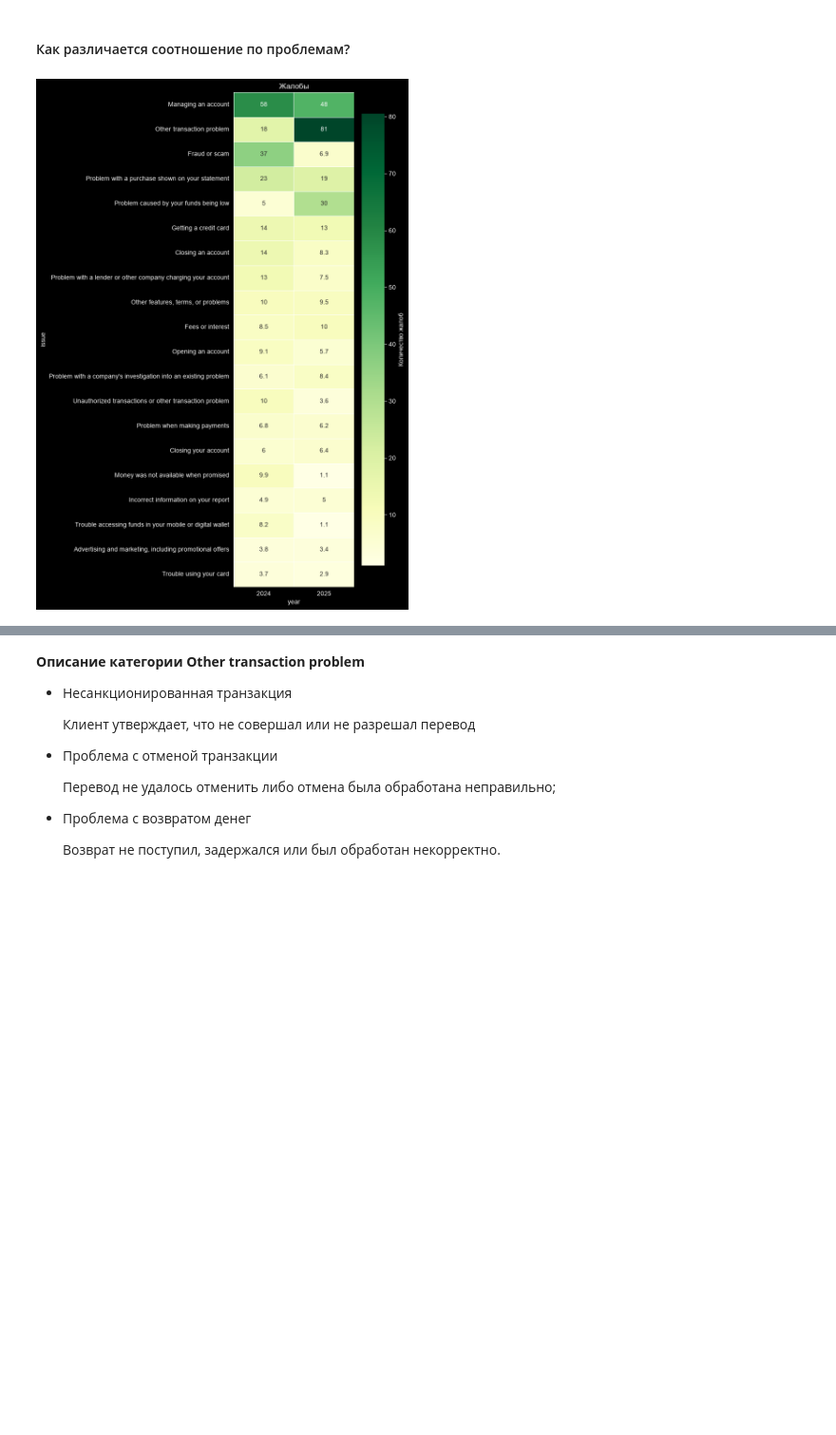
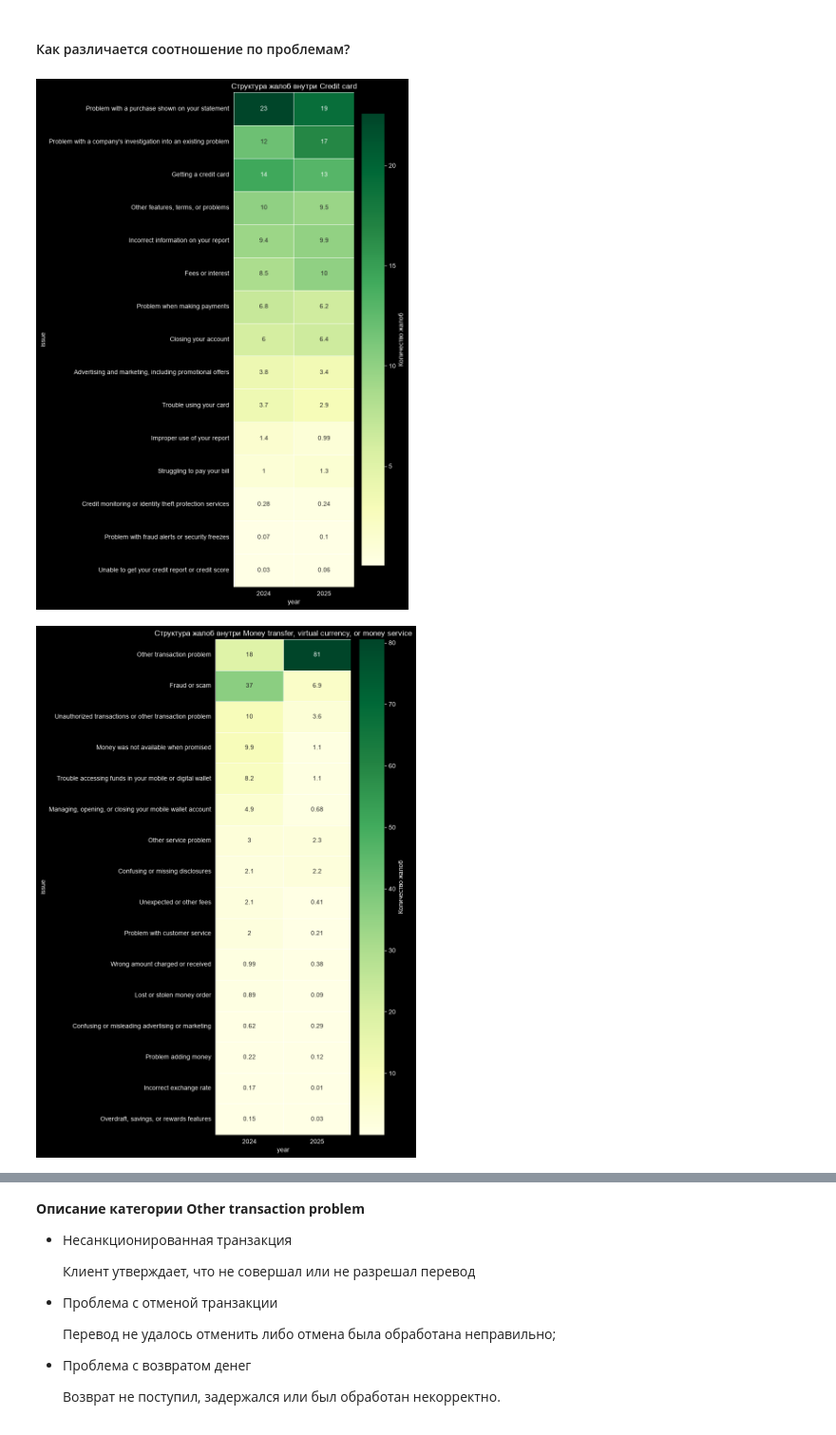
Before and after one commit to zemfira123/financial-complaints-radar, a Jupyter notebook: notebooks/04_eda.ipynb, the cells around one changed output, grey strips where cells are left out. Shown at 95% size. Cells and saved outputs as stored; diff of their text form; code cells hidden in the pictures; blank space fills up the shorter version.

```diff
--- a/notebooks/04_eda.ipynb
+++ b/notebooks/04_eda.ipynb
@@ -239,18 +243,21 @@ issue_structure = connection.sql(
         issue_count DESC
     """
 ).df()
-# %%
-pivot=(issue_structure.pivot_table(index="issue", columns="year",
-                 values="issue_percent", fill_value=0))
-top_issues = pivot.sum(axis=1).nlargest(20).index
-pivot = pivot.loc[top_issues]
-fig, ax = plt.subplots(figsize=(8, 12))
-sns.heatmap(
-    pivot, annot=True, cmap="YlGn",
-    linewidths=0.5, linecolor="white",
-    cbar_kws={"label": "Количество жалоб"}, ax=ax)
-ax.set_title("Жалобы")
-plt.tight_layout()
-plt.show()
-# %% [output]
-[figure, removed]
+# %%
+products=set(issue_structure["product"])
+for product in products:
+    product_data = issue_structure[issue_structure["product"]==product]
+    pivot=(product_data.pivot_table(index="issue", columns="year", values="issue_percent"))
+    top_issues = pivot.sum(axis=1).nlargest(20).index
+    pivot = pivot.loc[top_issues]
+    fig, ax = plt.subplots(figsize=(8, 12))
+    sns.heatmap(
+        pivot, annot=True, cmap="YlGn",
+        linewidths=0.5, linecolor="white",
+        cbar_kws={"label": "Количество жалоб"}, ax=ax)
+    ax.set_title(f"Структура жалоб внутри {product}")
+    plt.tight_layout()
+    plt.show()
+# %% [output]
+[figure, added]
+[figure, added]
```
Also changed, not shown: parts of 43 cells of this notebook.
